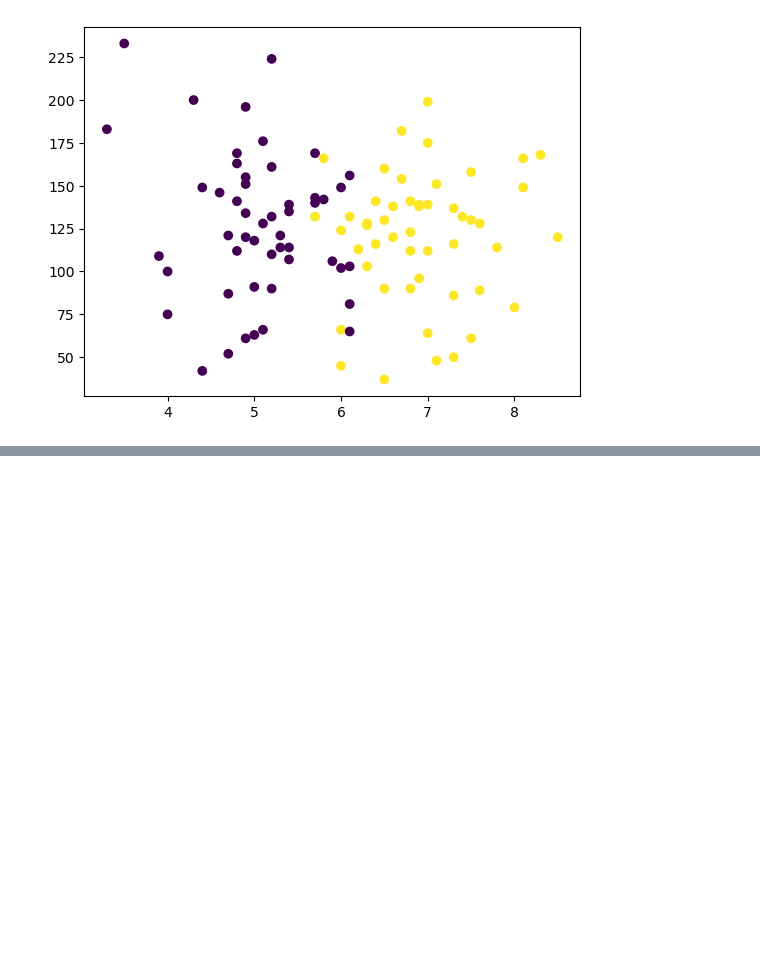
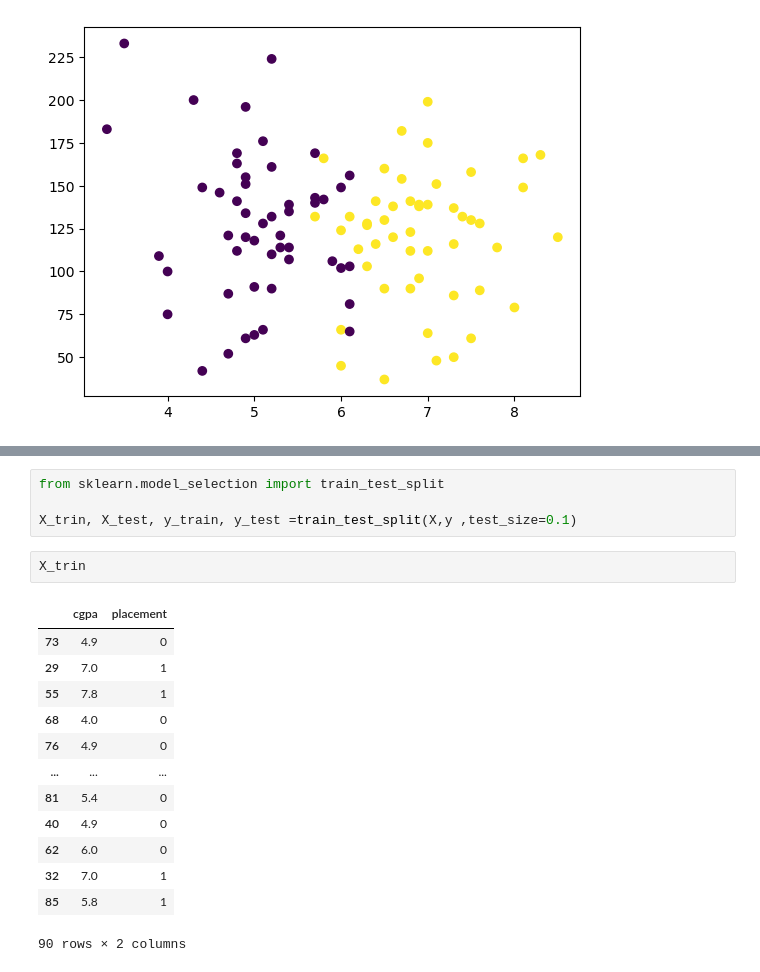
Before and after one commit to amitmishra-cs/100-Days_ML_DL, a Jupyter notebook: 14_day_ML_Rowdata_work/14_day.ipynb, the cells around one changed output, grey strips where cells are left out. Cells and saved outputs as stored; diff of their text form; blank space fills up the shorter version.

```diff
--- a/14_day_ML_Rowdata_work/14_day.ipynb
+++ b/14_day_ML_Rowdata_work/14_day.ipynb
@@ -69,0 +102,20 @@ IndexingError: Too many indexers
+# %%
+from sklearn.model_selection import train_test_split
+
+X_trin, X_test, y_train, y_test =train_test_split(X,y ,test_size=0.1)
+# %%
+X_trin
+# %% [output]
+|  | cgpa | placement |
+| 73 | 4.9 | 0 |
+| 29 | 7.0 | 1 |
+| 55 | 7.8 | 1 |
+| 68 | 4.0 | 0 |
+| 76 | 4.9 | 0 |
+| ... | ... | ... |
+| 81 | 5.4 | 0 |
+| 40 | 4.9 | 0 |
+| 62 | 6.0 | 0 |
+| 32 | 7.0 | 1 |
+| 85 | 5.8 | 1 |
+90 rows × 2 columns
```
Also changed, not shown: parts of 20 cells of this notebook.
